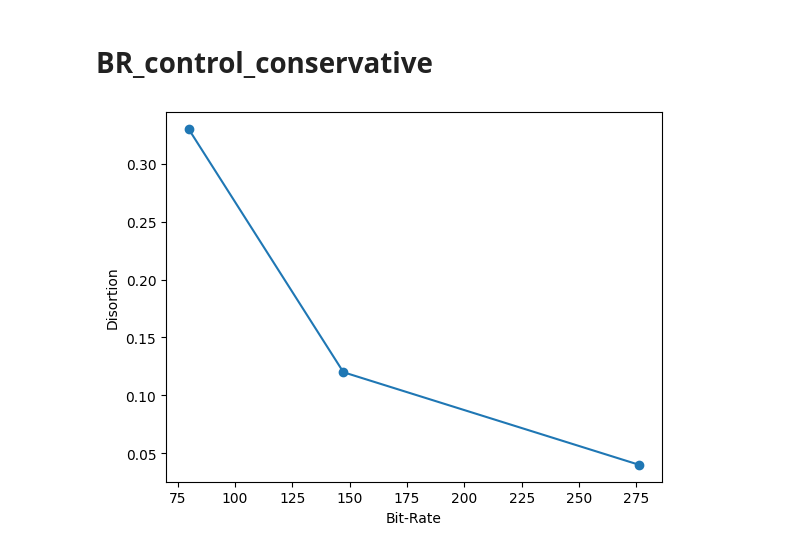
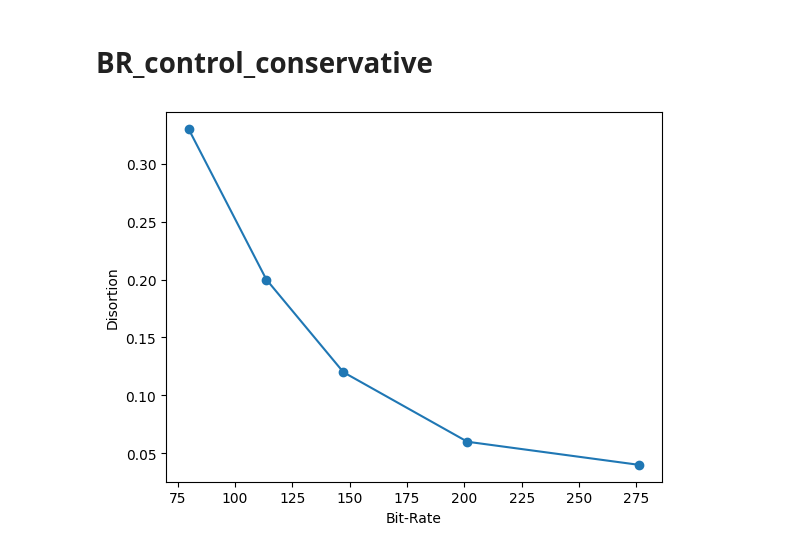
Before and after one commit to EdvinasPet/Multimedia, a Jupyter notebook: Presentation Milestone 4..ipynb, the cells around one changed output. Drawn from its saved outputs; the diff is of its cells as text; code cells hidden in the pictures.

```diff
--- a/Presentation Milestone 4..ipynb
+++ b/Presentation Milestone 4..ipynb
@@ -98,12 +114,12 @@ plt.show()
 # BR_control_conservative
 # %%
 import matplotlib.pyplot as plt
-x=[79.76,147.26,276.3]
-y=[0.33,0.12,0.04]
+x=[79.76,113.67,147.26,201.3,276.3]
+y=[0.33,0.20,0.12,0.06,0.04]
 plt.plot(x,y)
 plt.scatter(x,y)
 plt.xlabel("Bit-Rate")
 plt.ylabel("Disortion")
 plt.show()
 # %% [output]
-[figure, old version]
+[figure, new version]
```
Also changed, not shown: parts of 20 cells of this notebook.
